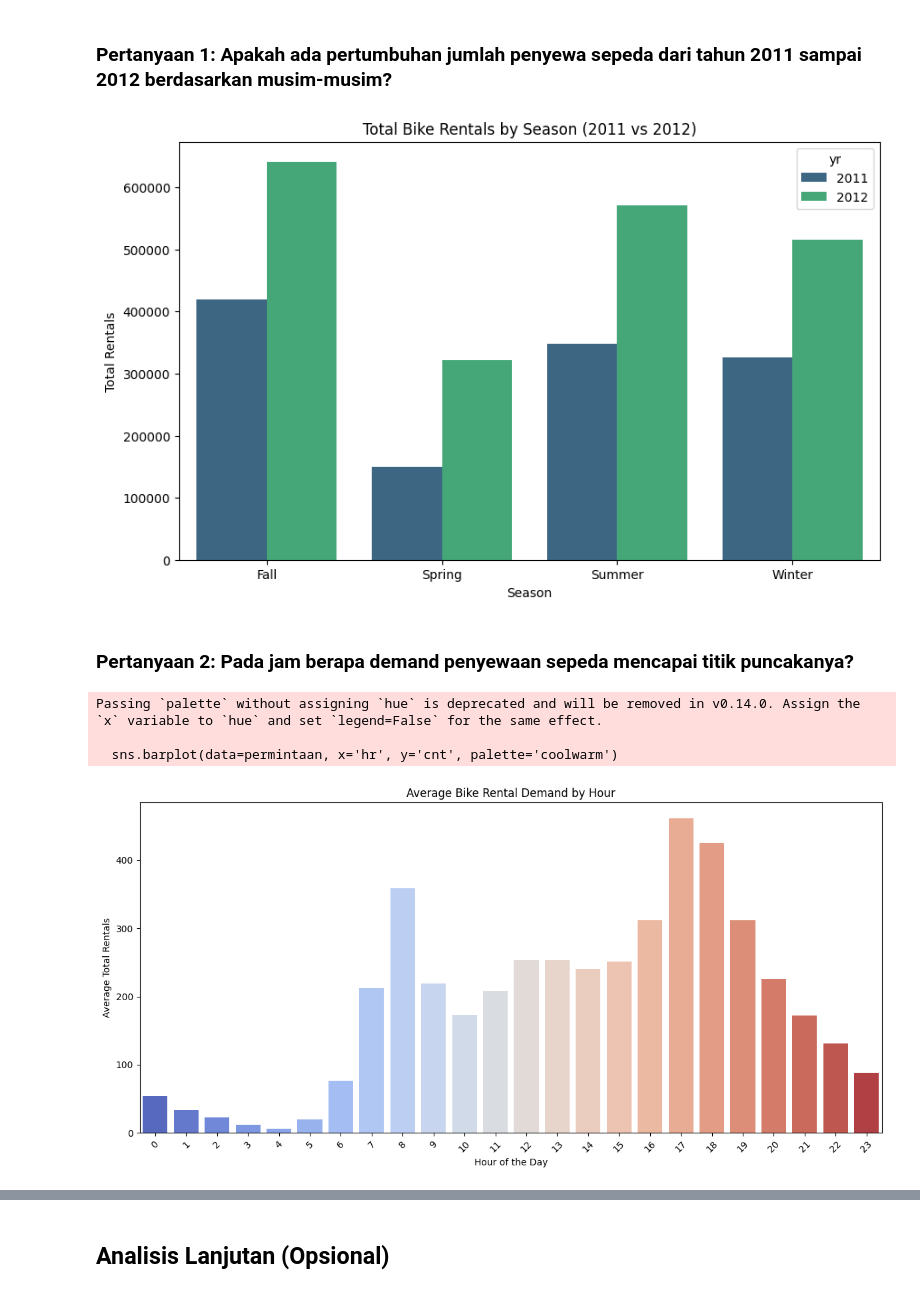
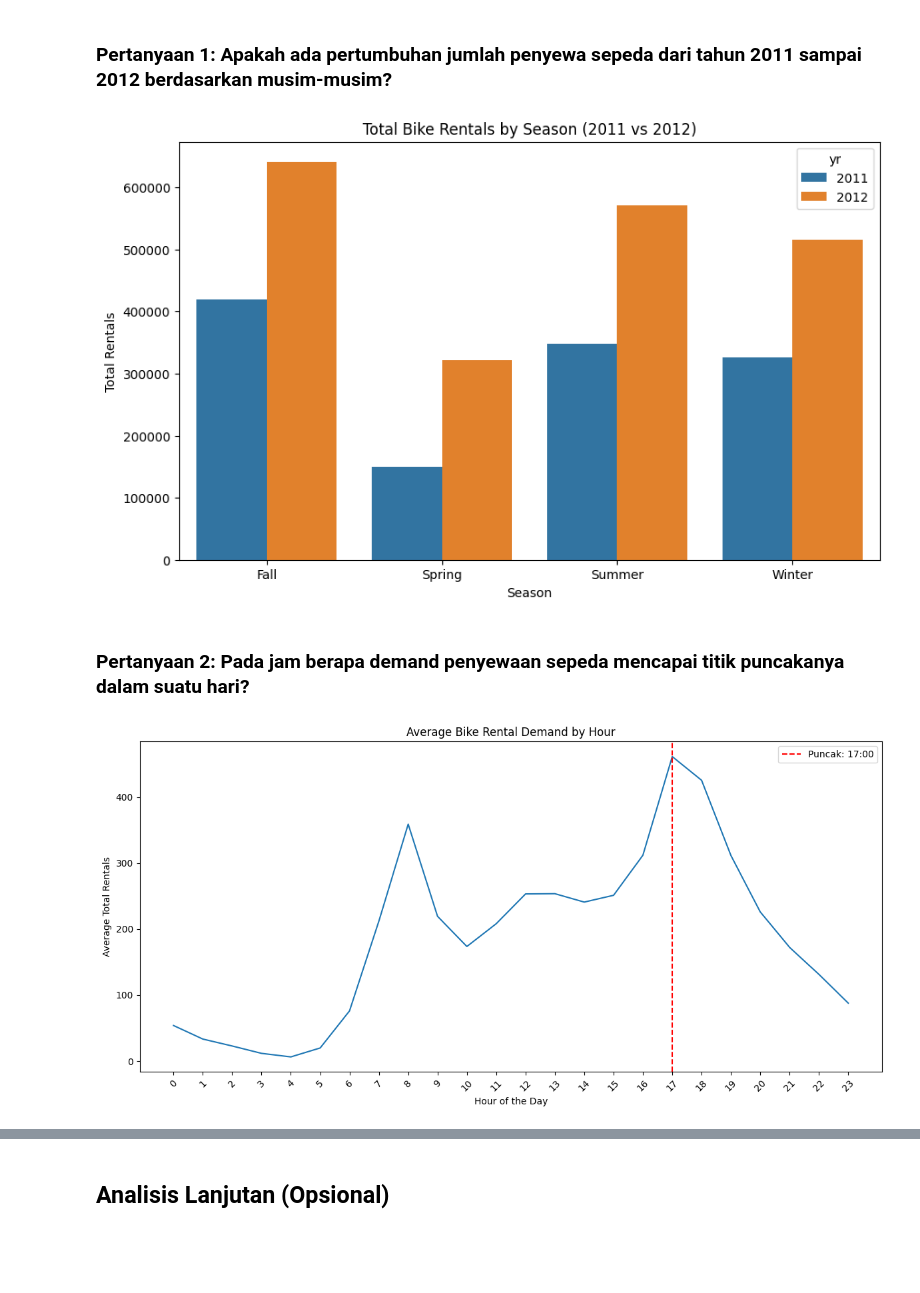
Before and after one commit to jmn-cdcc185d6y2746/analisa-data, a Jupyter notebook: notebook.ipynb, the cells around one changed output, grey strips where cells are left out. Cells and saved outputs as stored; diff of their text form; code cells hidden in the pictures; blank space fills up the shorter version.

```diff
--- a/notebook.ipynb
+++ b/notebook.ipynb
@@ -350,26 +350,32 @@ display(permintaan)
 ### Pertanyaan 1: Apakah ada pertumbuhan jumlah penyewa sepeda dari tahun 2011 sampai 2012 berdasarkan musim-musim?
 # %%
 plt.figure(figsize=(10, 6))
-sns.barplot(data=pertumbuhan, x='season', y='cnt', hue='yr', palette='viridis')
+sns.barplot(data=pertumbuhan, x='season', y='cnt', hue='yr')
 plt.title('Total Bike Rentals by Season (2011 vs 2012)')
 plt.xlabel('Season')
 plt.ylabel('Total Rentals')
 plt.show()
 # %% [output]
-[figure, old version]
+[figure, new version]
 # %% [markdown]
-### Pertanyaan 2: Pada jam berapa demand penyewaan sepeda mencapai titik puncakanya?
+### Pertanyaan 2: Pada jam berapa demand penyewaan sepeda mencapai titik puncakanya dalam suatu hari?
 # %%
 plt.figure(figsize=(12, 6))
-sns.barplot(data=permintaan, x='hr', y='cnt', palette='coolwarm')
+sns.lineplot(data=permintaan, x='hr', y='cnt')
 plt.title('Average Bike Rental Demand by Hour')
 plt.xlabel('Hour of the Day')
 plt.ylabel('Average Total Rentals')
-plt.xticks(rotation=45)
+plt.xticks(range(0, 24), rotation=45) # Set x-ticks for all hours (0-23)
+
+# Get the peak hour from the 'permintaan' DataFrame
+peak_hour = permintaan.loc[permintaan['cnt'].idxmax()]['hr']
+peak_demand = permintaan['cnt'].max()
+
+# Add a vertical line at the peak hour
+plt.axvline(x=peak_hour, color='red', linestyle='--', label=f'Puncak: {int(peak_hour)}:00')
+plt.legend()
+
 plt.tight_layout()
 plt.show()
 # %% [output]
-Passing `palette` without assigning `hue` is deprecated and will be removed in v0.14.0. Assign the `x` variable to `hue` and set `legend=False` for the same effect.
-
-  sns.barplot(data=permintaan, x='hr', y='cnt', palette='coolwarm')
-[figure, old version]
+[figure, new version]
```
Also changed, not shown: parts of 9 cells of this notebook.
